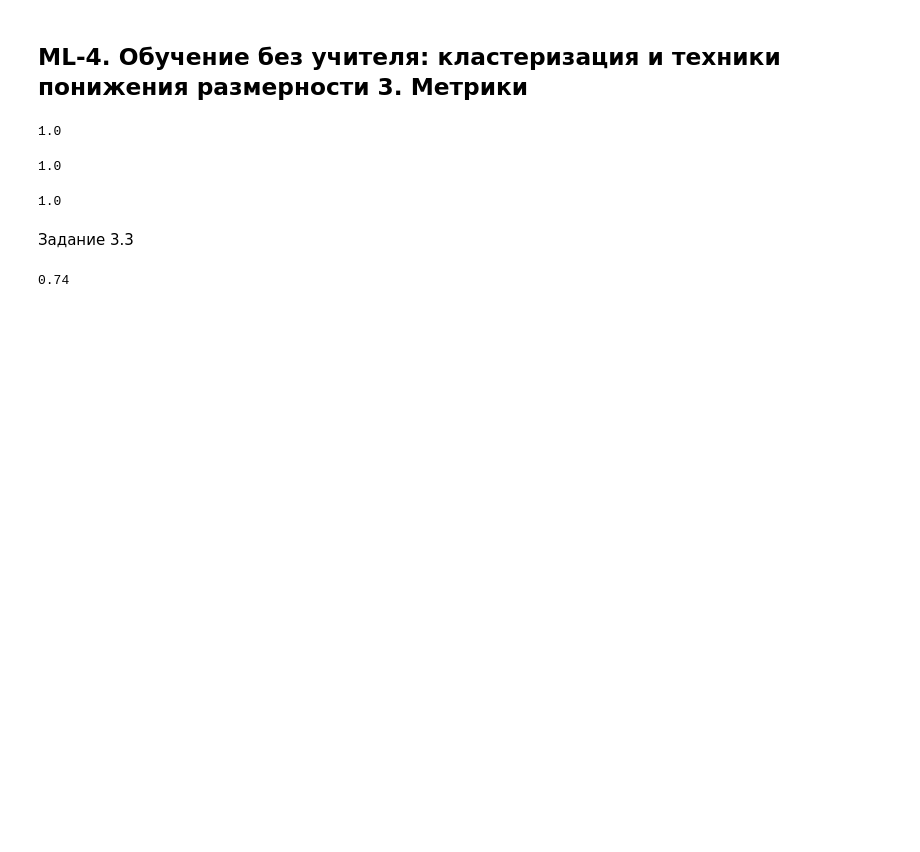
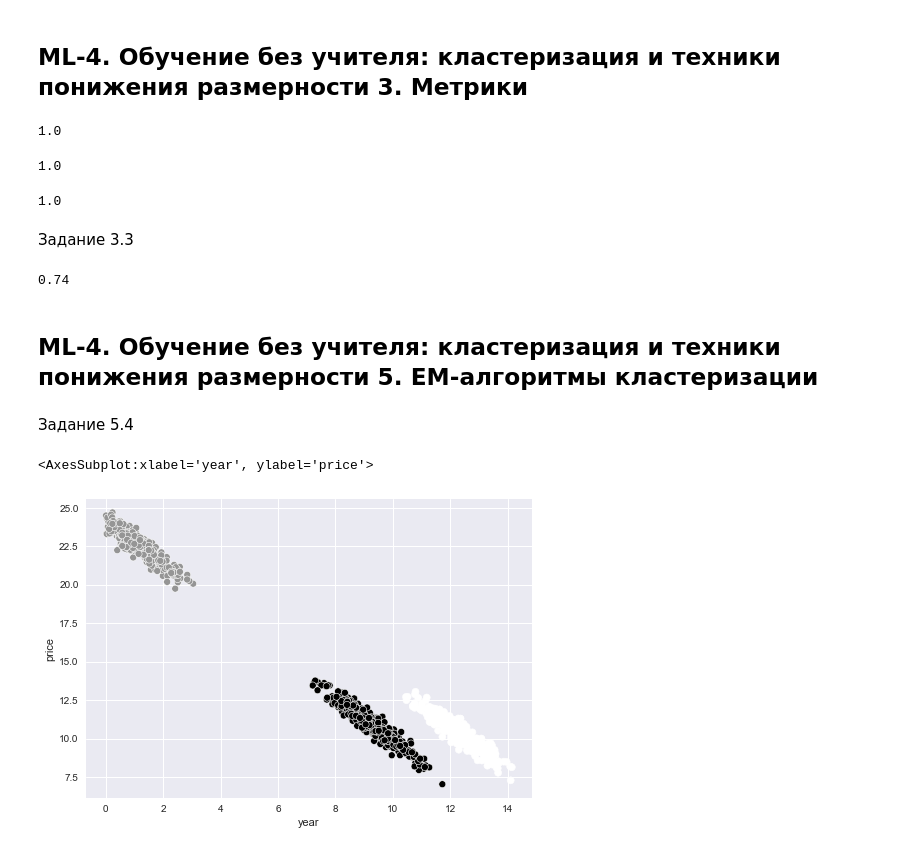
Before and after one commit to Nadarsa/sf_data_science, a Jupyter notebook: ML/ml_practice.ipynb, the cells around one changed output. Cells and saved outputs as stored; diff of their text form; code cells hidden in the pictures; blank space fills up the shorter version.

```diff
--- a/ML/ml_practice.ipynb
+++ b/ML/ml_practice.ipynb
@@ -1458,3 +1458,22 @@ y_pred = [1, 0, 2, 1, 2]
 print(round(homogeneity_score(y_true, y_pred), 2))
 # %% [output]
 0.74
+# %% [markdown]
+## ML-4. Обучение без учителя: кластеризация и техники понижения размерности  5. EM-алгоритмы кластеризации
+# %% [markdown]
+Задание 5.4
+# %%
+data = pd.read_csv('data/housing.csv')
+data.head()
+X = data[['year', 'price']]
+# %%
+from sklearn.mixture import GaussianMixture
+gm_model = GaussianMixture(n_components=3, random_state=42)
+gm_model.fit(X)
+gm_pred = gm_model.predict(X)
+# %%
+# sns.set_style("white")
+sns.scatterplot(data.year, data.price, c=gm_pred)
+# %% [output]
+<AxesSubplot:xlabel='year', ylabel='price'>
+[figure, added]
```
Also changed, not shown: parts of 41 cells of this notebook, 8 other files.
